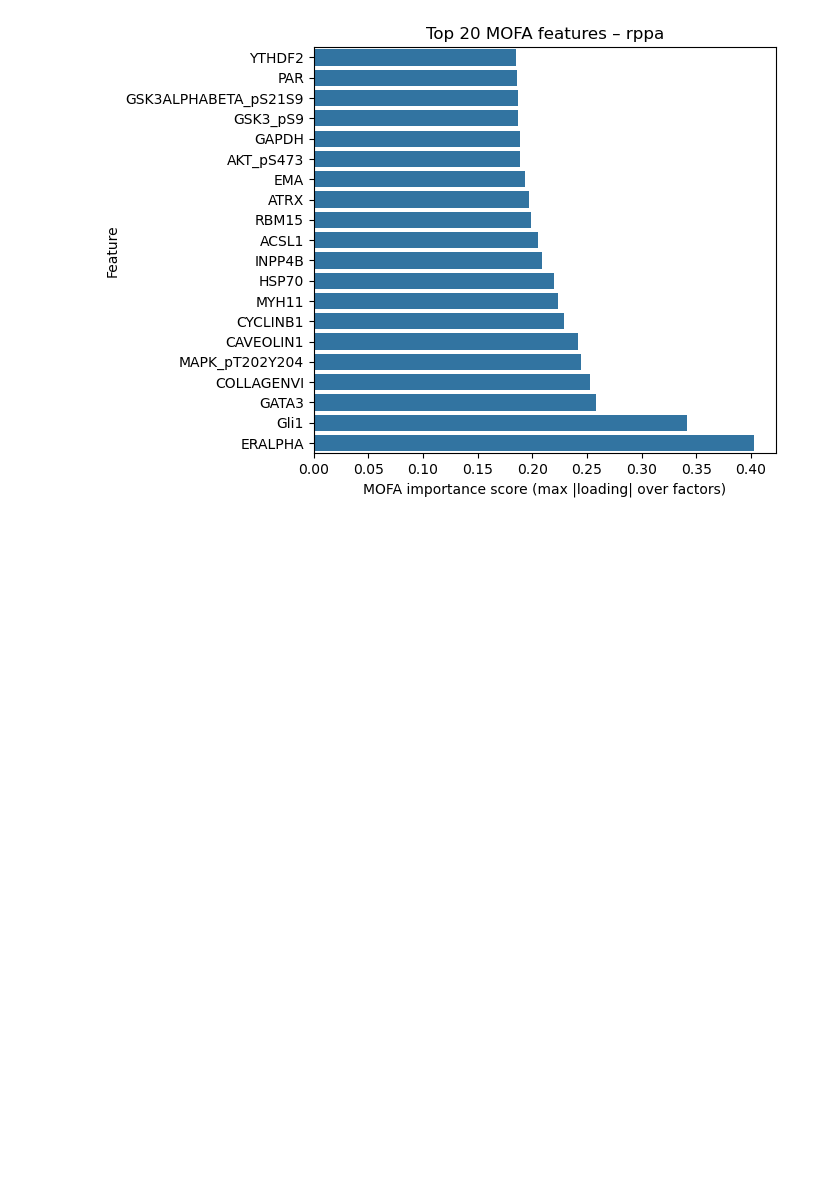
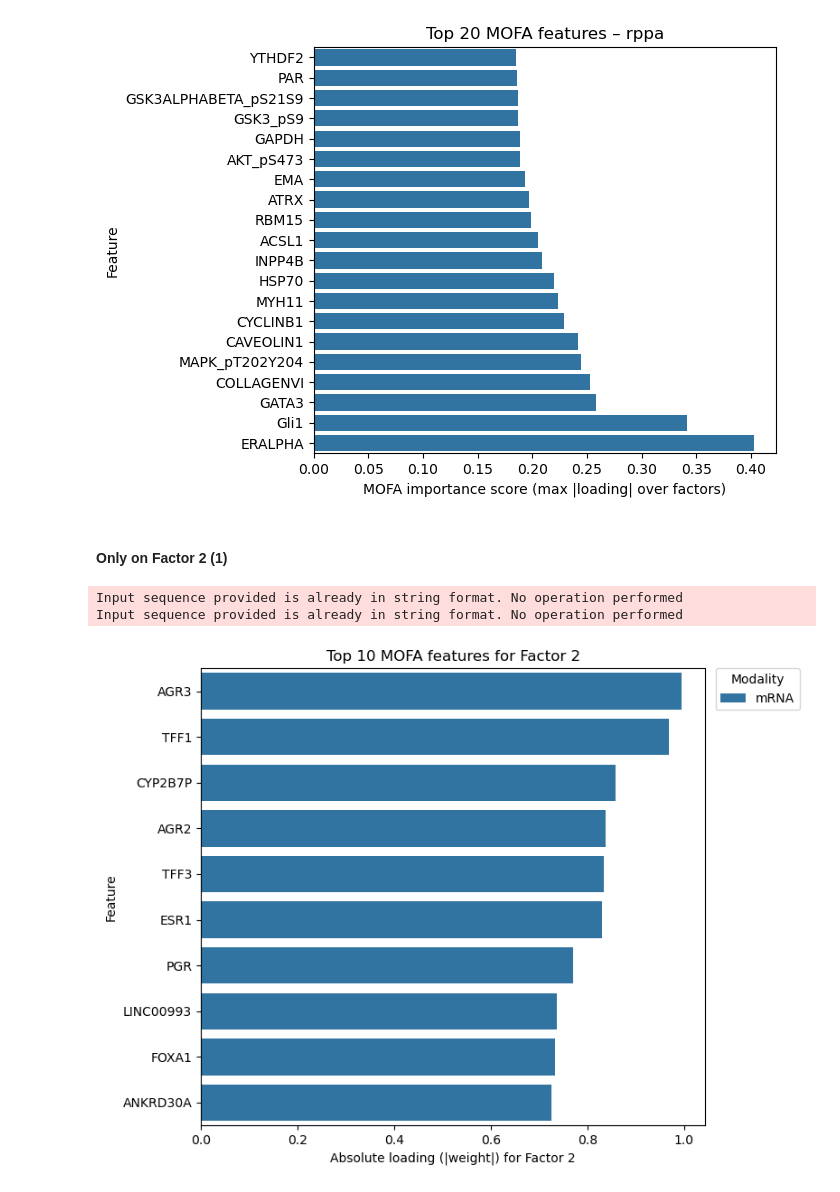
Before and after one commit to MarkoStc/ml_project2, a Jupyter notebook: code/MOFA_training_models.ipynb, the cells around one changed output. Saved outputs shown, nothing was run; the diff lists cells and outputs as text; code cells hidden in the pictures; blank space fills up the shorter version.

```diff
--- a/code/MOFA_training_models.ipynb
+++ b/code/MOFA_training_models.ipynb
@@ -597,3 +597,5 @@ Modalities: ['rna', 'dna', 'rppa']
 | 18 | PAR | 0.185621 |
 | 19 | YTHDF2 | 0.185444 |
 [figure]
+# %% [markdown]
+#### Only on Factor 2 (1)
@@ -599,0 +627,57 @@ Modalities: ['rna', 'dna', 'rppa']
+# %%
+# top 10 features for factor 2 across all omics
+top_f2 = top_mofa_features_factor(model_var_all, mdata_var_all, factor=1, top_n=10)
+df = top_f2.copy()
+df_sorted = df.sort_values("score", ascending=False).reset_index(drop=True)
+
+# Map Ensembl -> symbol (you already have this function)
+df_sorted["symbol"] = ensembl_to_symbol(df_sorted["feature"])
+
+# Nice labels for modalities
+mod_map = {
+    "rna": "mRNA",
+    "dna": "DNAm",
+    "rppa": "RPPA",
+}
+df_sorted["modality_pretty"] = (
+    df_sorted["modality"].str.lower().map(mod_map).fillna(df_sorted["modality"])
+)
+
+# Fixed colors per omic
+palette = {
+    "mRNA": "#1f77b4",   # blue
+    "DNAm": "#2ca02c",   # green
+    "RPPA": "#ff7f0e",   # orange
+}
+
+fig, ax = plt.subplots(figsize=(8, 6))
+
+sns.barplot(
+    data=df_sorted,
+    x="score",
+    y="symbol",
+    hue="modality_pretty",
+    dodge=False,
+    palette=palette,
+    ax=ax,
+)
+
+ax.set_xlabel("Absolute loading (|weight|) for Factor 2")
+ax.set_ylabel("Feature")
+ax.set_title("Top 10 MOFA features for Factor 2")
+
+# Legend: mRNA / DNAm / RPPA on the right
+ax.legend(
+    title="Modality",
+    bbox_to_anchor=(1.02, 1),
+    loc="upper left",
+    borderaxespad=0.0,
+)
+
+fig.tight_layout()
+fig.savefig("top_f2_symbols.pdf", dpi=300, bbox_inches="tight")
+plt.show()
+# %% [output]
+Input sequence provided is already in string format. No operation performed
+Input sequence provided is already in string format. No operation performed
+[figure, added]
```
Also changed, not shown: parts of 4 cells of this notebook.
